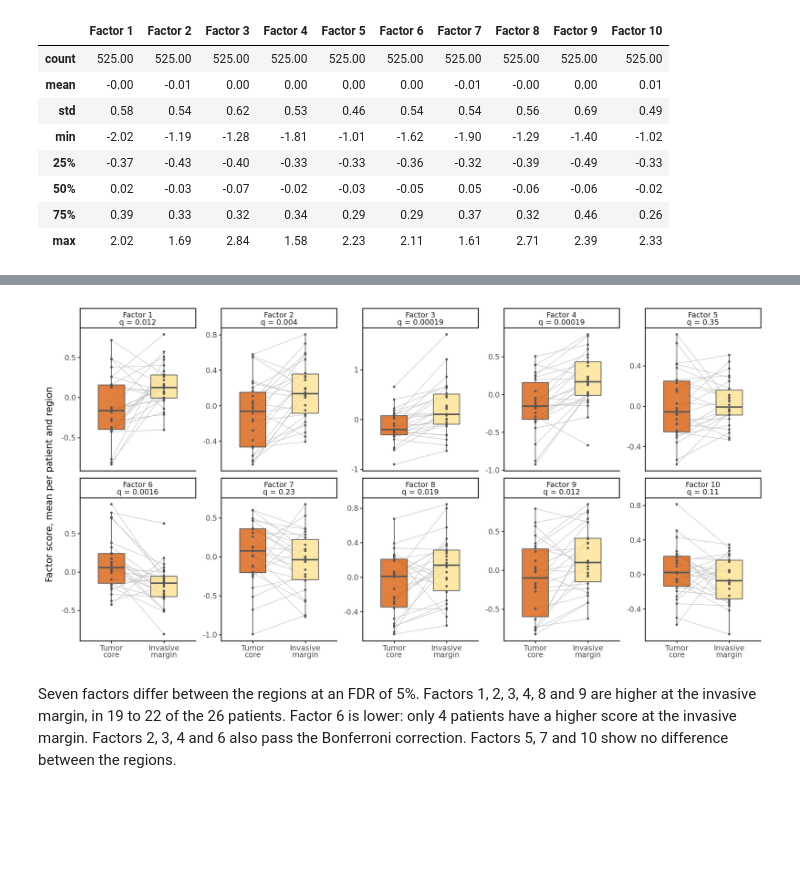
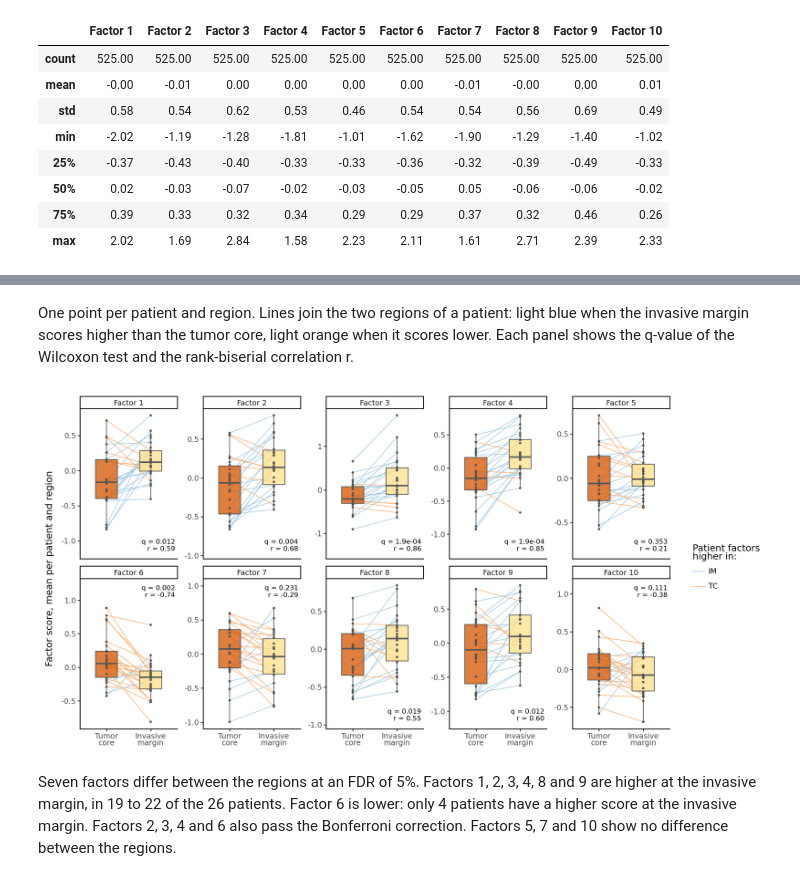
Before and after one commit to HartmannLab/MIBI-Analysis_Hamburg_CRC_TMA_2024, a Jupyter notebook: notebooks/sampling/FactorActivity.ipynb, the cells around one changed output, grey strips where cells are left out. Cells and saved outputs as stored; diff of their text form; code cells hidden in the pictures; blank space fills up the shorter version.

```diff
--- a/notebooks/sampling/FactorActivity.ipynb
+++ b/notebooks/sampling/FactorActivity.ipynb
@@ -336,27 +344,56 @@ region_tests.round(4)
-# %%
-plot_df = per_patient.stack().rename("score").reset_index()
-facet_names = {f: f"{f}\nq = {region_tests.loc[f, 'q (FDR)']:.2g}" for f in factor_order}
-plot_df["factor"] = pd.Categorical(plot_df["factor"].map(facet_names), categories=[facet_names[f] for f in factor_order])
-plot_df["region"] = pd.Categorical(plot_df["region"].map({"TC": "Tumor\ncore", "IM": "Invasive\nmargin"}),
-                                   categories=["Tumor\ncore", "Invasive\nmargin"])
-
-# Region colors of AnnotationTransfer.ipynb
-region_colors = {"Tumor\ncore": "#d95f0e", "Invasive\nmargin": "#fee391"}
-gp = (
-    ggplot(plot_df, aes(x="region", y="score"))
-    + geom_line(aes(group="patient"), color="#bdbdbd", size=0.3)
-    + geom_boxplot(aes(fill="region"), outlier_shape="", width=0.5, color="#555555", alpha=0.8)
-    + geom_point(color="#555555", size=0.6)
-    + facet_wrap("~factor", ncol=5, scales="free_y")
-    + scale_fill_manual(values=region_colors)
-    + guides(fill="none")
-    + theme_classic()
-    + theme(figure_size=(12, 6))
-    + labs(x="", y="Factor score, mean per patient and region")
-)
-ggsave(gp, figure_dir + "factor_scores_tc_vs_im.pdf", width=12, height=6, verbose=False)
-gp
-# %% [output]
-[figure, removed]
+# %% [markdown]
+One point per patient and region. Lines join the two regions of a patient: light blue when the invasive margin scores higher than the tumor core, light orange when it scores lower. Each panel shows the q-value of the Wilcoxon test and the rank-biserial correlation r.
+# %%
+plot_df = per_patient.stack().rename("score").reset_index()
+# Direction of each patient's line, from tumor core to invasive margin
+difference = (per_patient["IM"] - per_patient["TC"]).dropna()
+direction = pd.Series(np.where(difference > 0, "IM", "TC"), index=difference.index, name="direction")
+plot_df = plot_df.join(direction, on=["factor", "patient"])
+plot_df["direction"] = pd.Categorical(plot_df["direction"], categories=["IM", "TC"])
+plot_df["factor"] = pd.Categorical(plot_df["factor"], categories=factor_order)
+plot_df["region"] = pd.Categorical(plot_df["region"].map({"TC": "Tumor\ncore", "IM": "Invasive\nmargin"}),
+                                   categories=["Tumor\ncore", "Invasive\nmargin"])
+
+def format_q(q):
+    return f"q = {q:.1e}" if q < 0.001 else f"q = {q:.3f}"
+
+# Test results per panel, at the invasive margin: below the data when scores are higher
+# at the invasive margin, above when lower
+region_text = pd.DataFrame({
+    "factor": pd.Categorical(factor_order, categories=factor_order),
+    "label": [f"{format_q(region_tests.loc[f, 'q (FDR)'])}\nr = {region_tests.loc[f, 'rank-biserial r']:.2f}" for f in factor_order],
+    "higher_at_margin": (region_tests.loc[factor_order, "rank-biserial r"] > 0).values,
+    "region": "Invasive\nmargin",
+})
+# With two regions, no corner is free of points: the text is placed beyond the data, at a fifth of the
+# panel's range below the lowest score or above the highest, which extends the y axis to make room
+value_range = plot_df.groupby("factor", observed=True)["score"].agg(["min", "max"]).loc[factor_order]
+text_room = (value_range["max"] - value_range["min"]) / 5
+region_text["score"] = np.where(region_text["higher_at_margin"], value_range["min"] - text_room, value_range["max"] + text_room)
+
+# Region colors of AnnotationTransfer.ipynb
+region_colors = {"Tumor\ncore": "#d95f0e", "Invasive\nmargin": "#fee391"}
+direction_colors = {"IM": "#9ecae1", "TC": "#fdae6b"}
+gp = (
+    ggplot(plot_df, aes(x="region", y="score"))
+    + geom_line(aes(group="patient", color="direction"), size=0.4)
+    + geom_boxplot(aes(fill="region"), outlier_shape="", width=0.5, color="#555555", alpha=0.8)
+    + geom_point(color="#555555", size=0.6)
+    + geom_text(aes(label="label"), data=region_text[region_text["higher_at_margin"]],
+                ha="right", va="bottom", nudge_x=0.55, size=8)
+    + geom_text(aes(label="label"), data=region_text[~region_text["higher_at_margin"]],
+                ha="right", va="top", nudge_x=0.55, size=8)
+    + facet_wrap("~factor", ncol=5, scales="free_y")
+    + scale_fill_manual(values=region_colors)
+    + scale_color_manual(values=direction_colors)
+    + guides(fill="none")
+    + theme_classic()
+    + theme(figure_size=(12, 6))
+    + labs(x="", y="Factor score, mean per patient and region", color="Patient factors\nhigher in:")
+)
+ggsave(gp, figure_dir + "factor_scores_tc_vs_im.pdf", width=12, height=6, verbose=False)
+gp
+# %% [output]
+[figure, added]
 # %% [markdown]
 Seven factors differ between the regions at an FDR of 5%. Factors 1, 2, 3, 4, 8 and 9 are higher at the invasive margin, in 19 to 22 of the 26 patients. Factor 6 is lower: only 4 patients have a higher score at the invasive margin. Factors 2, 3, 4 and 6 also pass the Bonferroni correction. Factors 5, 7 and 10 show no difference between the regions.
```
Also changed, not shown: parts of 19 cells of this notebook.
